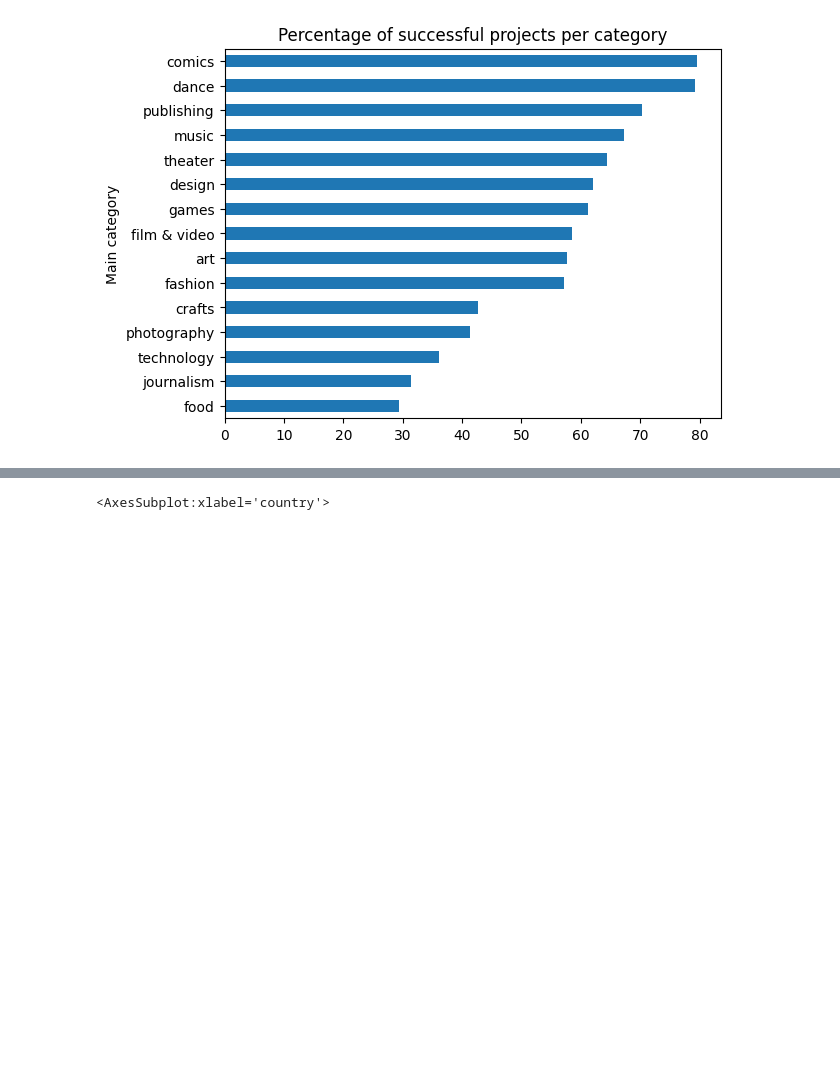
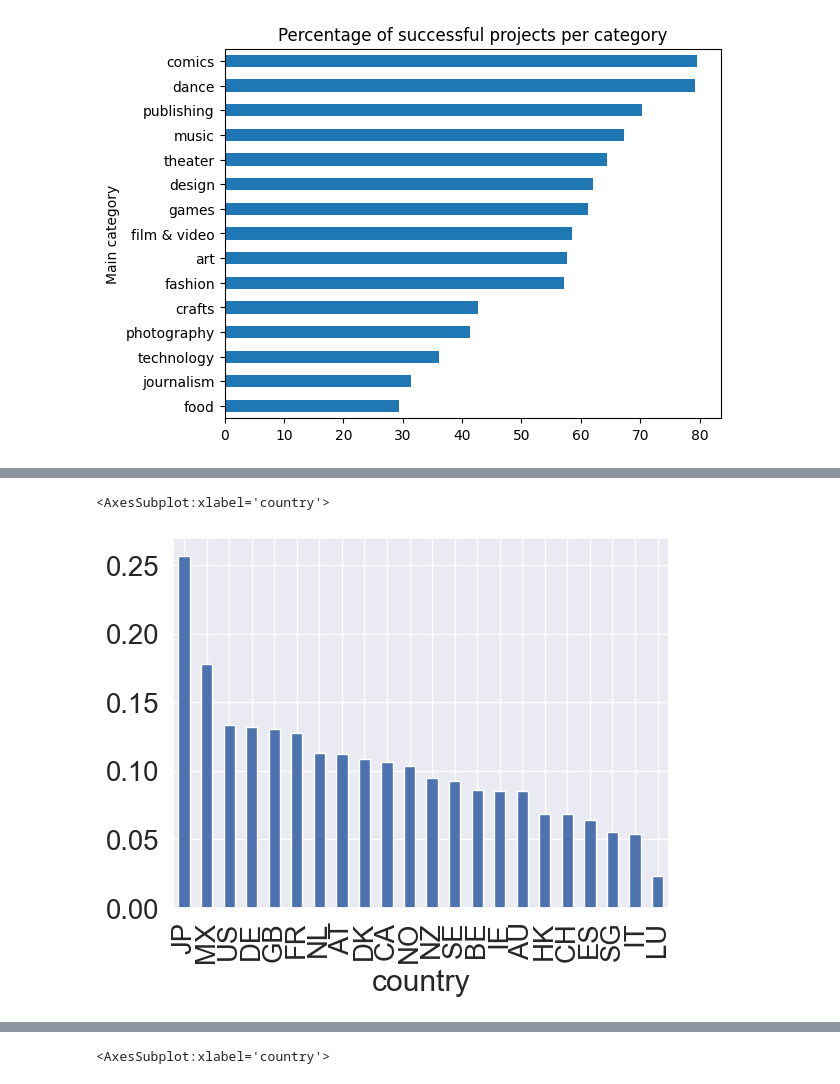
Before and after one commit to joshuadbeil/kickstarter_challenge, a Jupyter notebook: 04-Visualisations.ipynb, the cells around one changed output, grey strips where cells are left out. Saved outputs shown, nothing was run; the diff lists cells and outputs as text; code cells hidden in the pictures; blank space fills up the shorter version.

```diff
--- a/04-Visualisations.ipynb
+++ b/04-Visualisations.ipynb
@@ -189,0 +211,6 @@ Text(0.5, 1.0, 'Percentage of successful projects per category')
+# %%
+countries = df.query('staff_pick ==True').groupby(['country']).size() / df.groupby(['country']).size()
+countries.sort_values(ascending=False).plot(kind = 'bar')
+# %% [output]
+<AxesSubplot:xlabel='country'>
+[figure, added]
```
Also changed, not shown: parts of 8 cells of this notebook.
